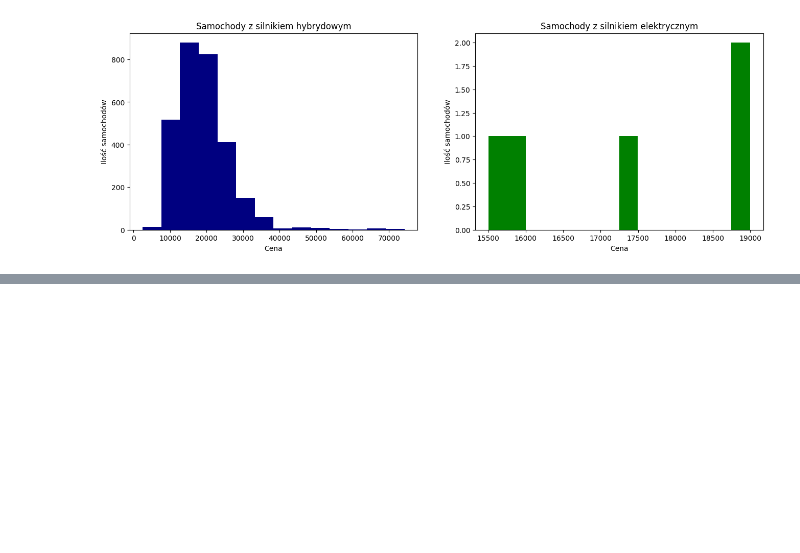
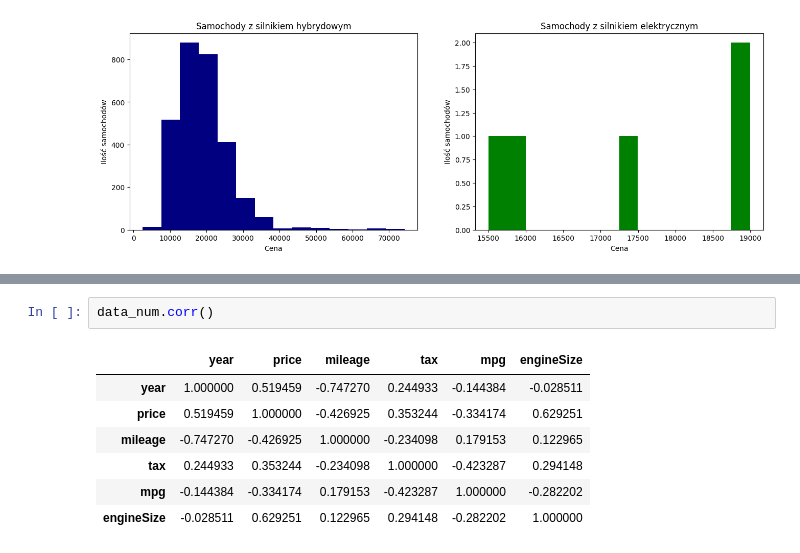
Before and after one commit to NotMatque/stat-project, a Jupyter notebook: Untitled0.ipynb, the cells around one changed output, grey strips where cells are left out. Drawn from its saved outputs; the diff is of its cells as text; blank space fills up the shorter version.

```diff
--- a/Untitled0.ipynb
+++ b/Untitled0.ipynb
@@ -164,0 +229,10 @@ plt.show()
+# %%
+data_num.corr()
+# %% [output]
+|  | year | price | mileage | tax | mpg | engineSize |
+| year | 1.000000 | 0.519459 | -0.747270 | 0.244933 | -0.144384 | -0.028511 |
+| price | 0.519459 | 1.000000 | -0.426925 | 0.353244 | -0.334174 | 0.629251 |
+| mileage | -0.747270 | -0.426925 | 1.000000 | -0.234098 | 0.179153 | 0.122965 |
+| tax | 0.244933 | 0.353244 | -0.234098 | 1.000000 | -0.423287 | 0.294148 |
+| mpg | -0.144384 | -0.334174 | 0.179153 | -0.423287 | 1.000000 | -0.282202 |
+| engineSize | -0.028511 | 0.629251 | 0.122965 | 0.294148 | -0.282202 | 1.000000 |
```
Also changed, not shown: parts of 29 cells of this notebook.
